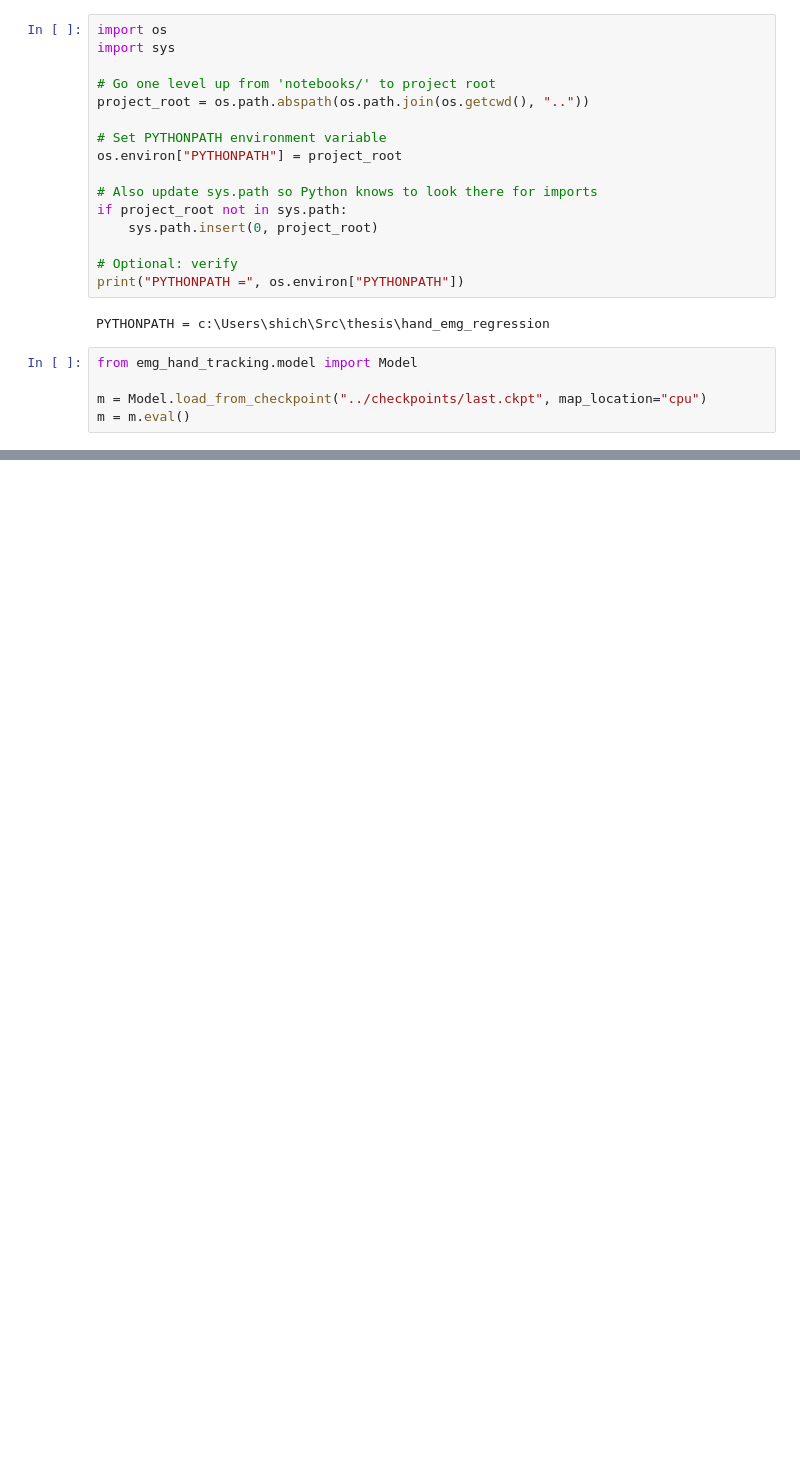
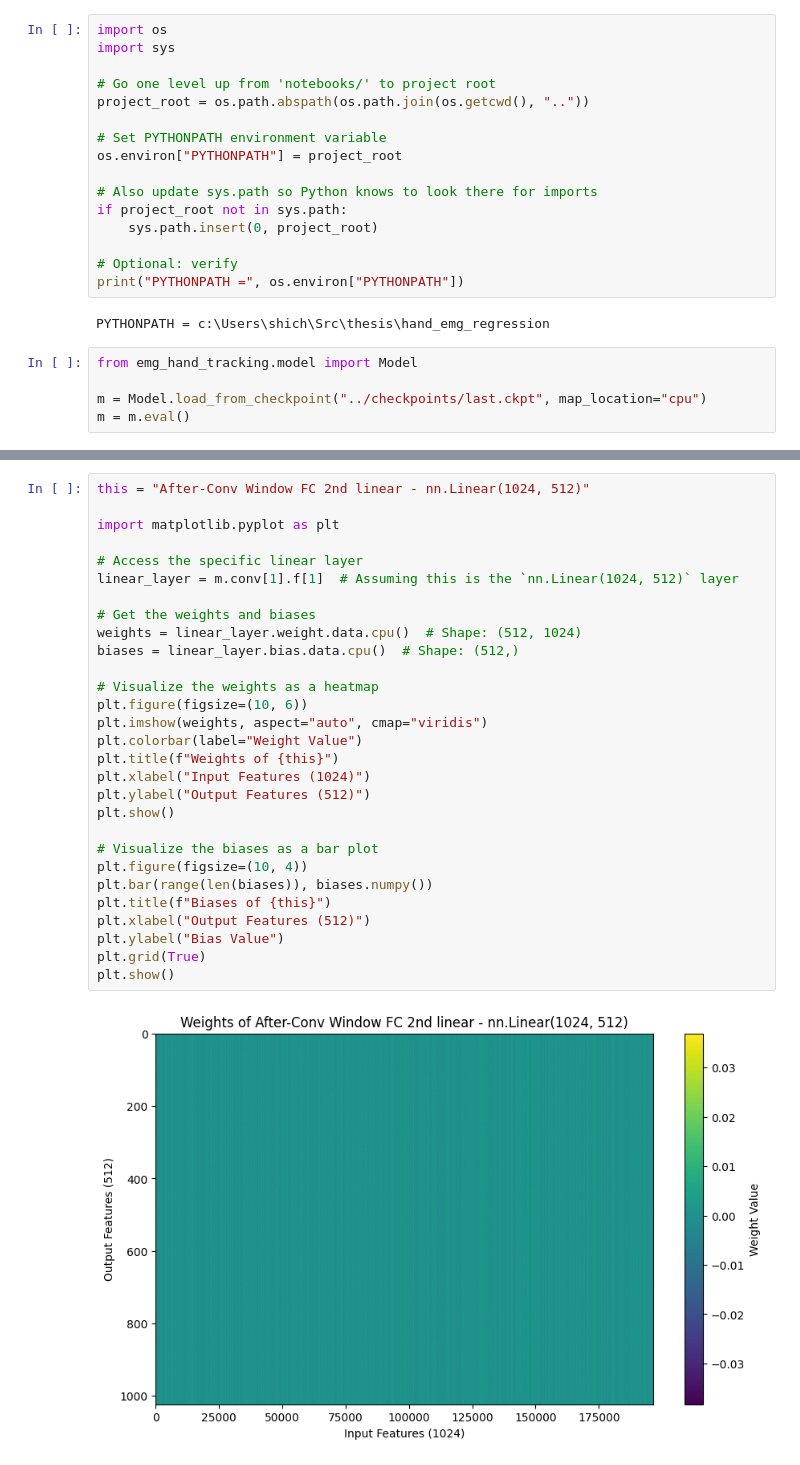
Before and after one commit to Senopiece/hand_emg_regression, a Jupyter notebook: notebooks/inspect.ipynb, the cells around one changed output, grey strips where cells are left out. Cells and saved outputs as stored; diff of their text form; blank space fills up the shorter version.

```diff
--- a/notebooks/inspect.ipynb
+++ b/notebooks/inspect.ipynb
@@ -29,0 +84,31 @@ tensor([ 0.3300, -0.0975,  0.1726,  0.0825,  0.0671,  0.3818,  0.4371],
+# %%
+this = "After-Conv Window FC 2nd linear - nn.Linear(1024, 512)"
+
+import matplotlib.pyplot as plt
+
+# Access the specific linear layer
+linear_layer = m.conv[1].f[1]  # Assuming this is the `nn.Linear(1024, 512)` layer
+
+# Get the weights and biases
+weights = linear_layer.weight.data.cpu()  # Shape: (512, 1024)
+biases = linear_layer.bias.data.cpu()  # Shape: (512,)
+
+# Visualize the weights as a heatmap
+plt.figure(figsize=(10, 6))
+plt.imshow(weights, aspect="auto", cmap="viridis")
+plt.colorbar(label="Weight Value")
+plt.title(f"Weights of {this}")
+plt.xlabel("Input Features (1024)")
+plt.ylabel("Output Features (512)")
+plt.show()
+
+# Visualize the biases as a bar plot
+plt.figure(figsize=(10, 4))
+plt.bar(range(len(biases)), biases.numpy())
+plt.title(f"Biases of {this}")
+plt.xlabel("Output Features (512)")
+plt.ylabel("Bias Value")
+plt.grid(True)
+plt.show()
+# %% [output]
+[figure, added]
```
Also changed, not shown: parts of 9 cells of this notebook, 1 other file.
